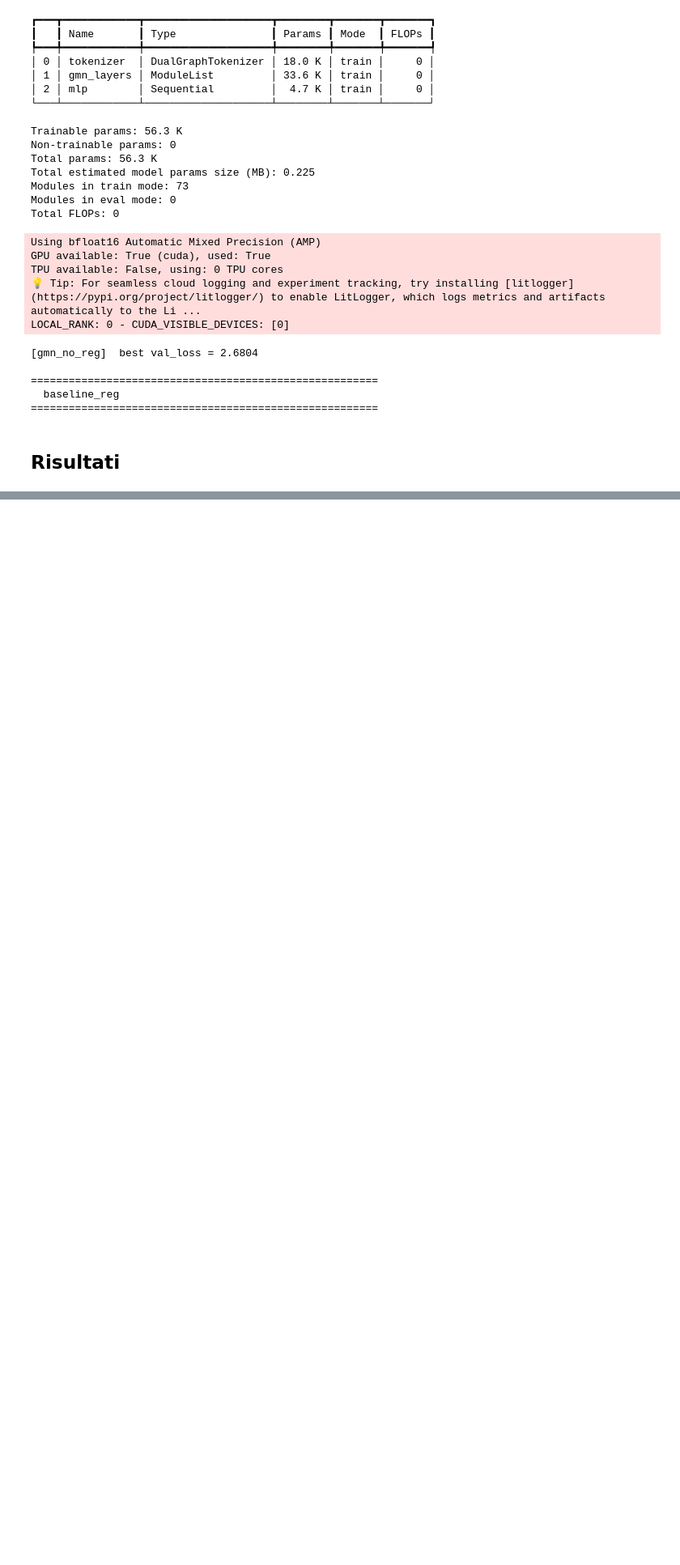
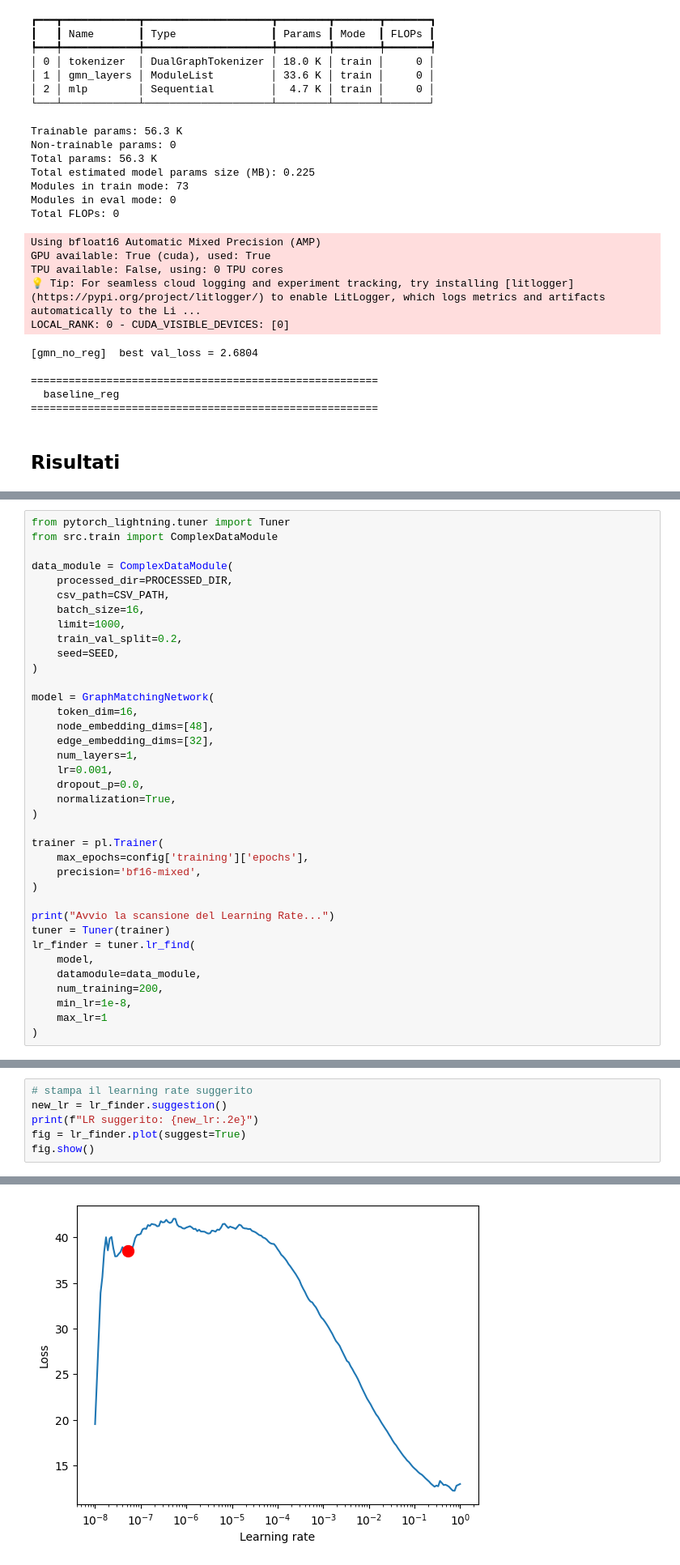
Before and after one commit to IsabelReguera/project_graph_ml, a Jupyter notebook: experiments.ipynb, the cells around one changed output, grey strips where cells are left out. Shown at 81% size. Saved outputs shown, nothing was run; the diff lists cells and outputs as text; blank space fills up the shorter version.

```diff
--- a/experiments.ipynb
+++ b/experiments.ipynb
@@ -350,0 +354,37 @@ pd.DataFrame(summary).set_index('name').sort_values('best_val_loss')
+# %%
+from pytorch_lightning.tuner import Tuner
+from src.train import ComplexDataModule
+
+data_module = ComplexDataModule(
+    processed_dir=PROCESSED_DIR,
+    csv_path=CSV_PATH,
+    batch_size=16,
+    limit=1000,
+    train_val_split=0.2,
+    seed=SEED,
+)
+
+model = GraphMatchingNetwork(
+    token_dim=16,
+    node_embedding_dims=[48],
+    edge_embedding_dims=[32],
+    num_layers=1,
+    lr=0.001,
+    dropout_p=0.0,
+    normalization=True,
+)
+
+trainer = pl.Trainer(
+    max_epochs=config['training']['epochs'],
+    precision='bf16-mixed',
+)
+
+print("Avvio la scansione del Learning Rate...")
+tuner = Tuner(trainer)
+lr_finder = tuner.lr_find(
+    model,
+    datamodule=data_module,
+    num_training=200,
+    min_lr=1e-8,
+    max_lr=1
+)
@@ -350,0 +407,7 @@ pd.DataFrame(summary).set_index('name').sort_values('best_val_loss')
+# %%
+# stampa il learning rate suggerito
+new_lr = lr_finder.suggestion()
+print(f"LR suggerito: {new_lr:.2e}")
+fig = lr_finder.plot(suggest=True)
+fig.show()
+# %% [output]
@@ -350,0 +415 @@ pd.DataFrame(summary).set_index('name').sort_values('best_val_loss')
+[figure, added]
```
Also changed, not shown: parts of 6 cells of this notebook, 2 other files.
